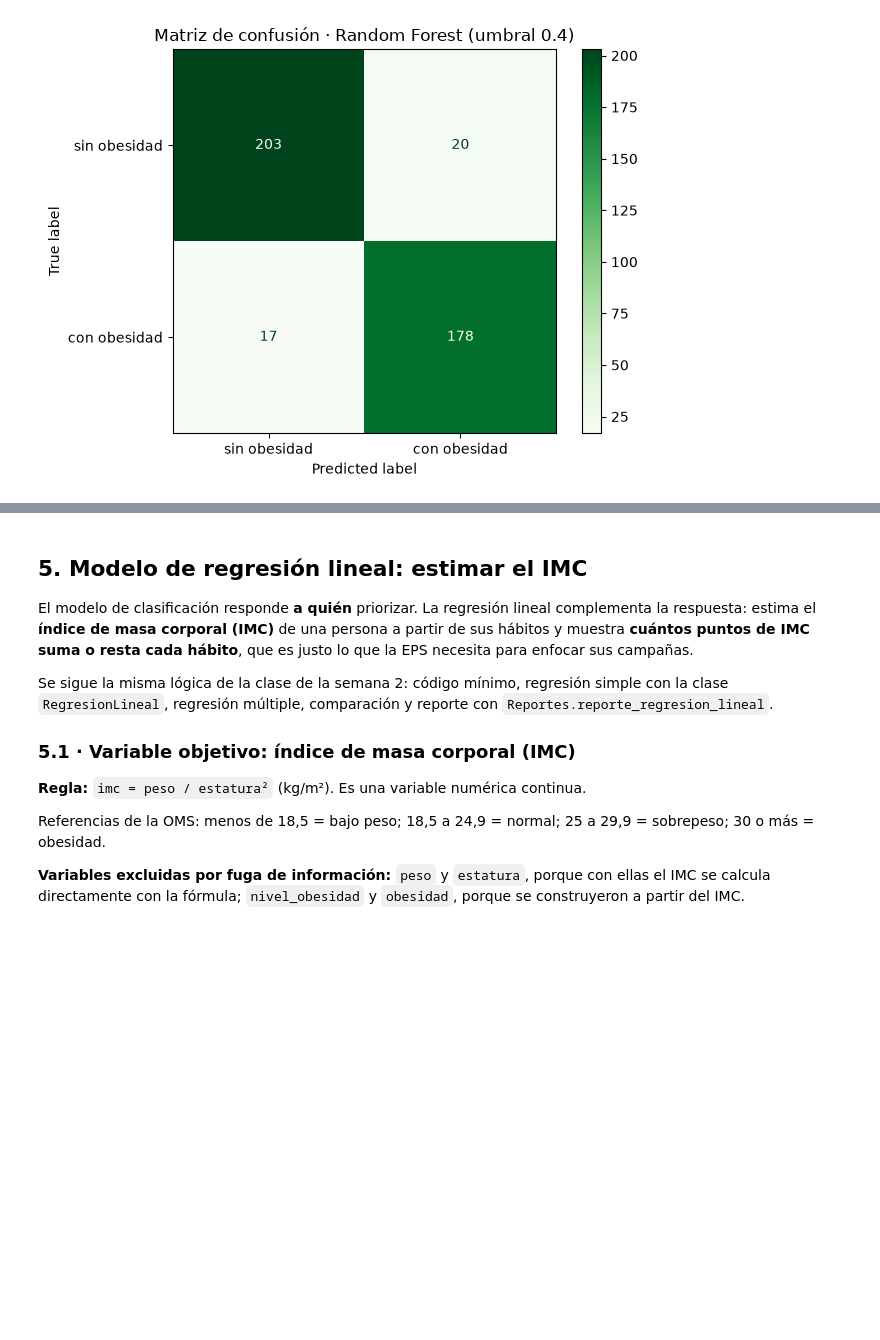
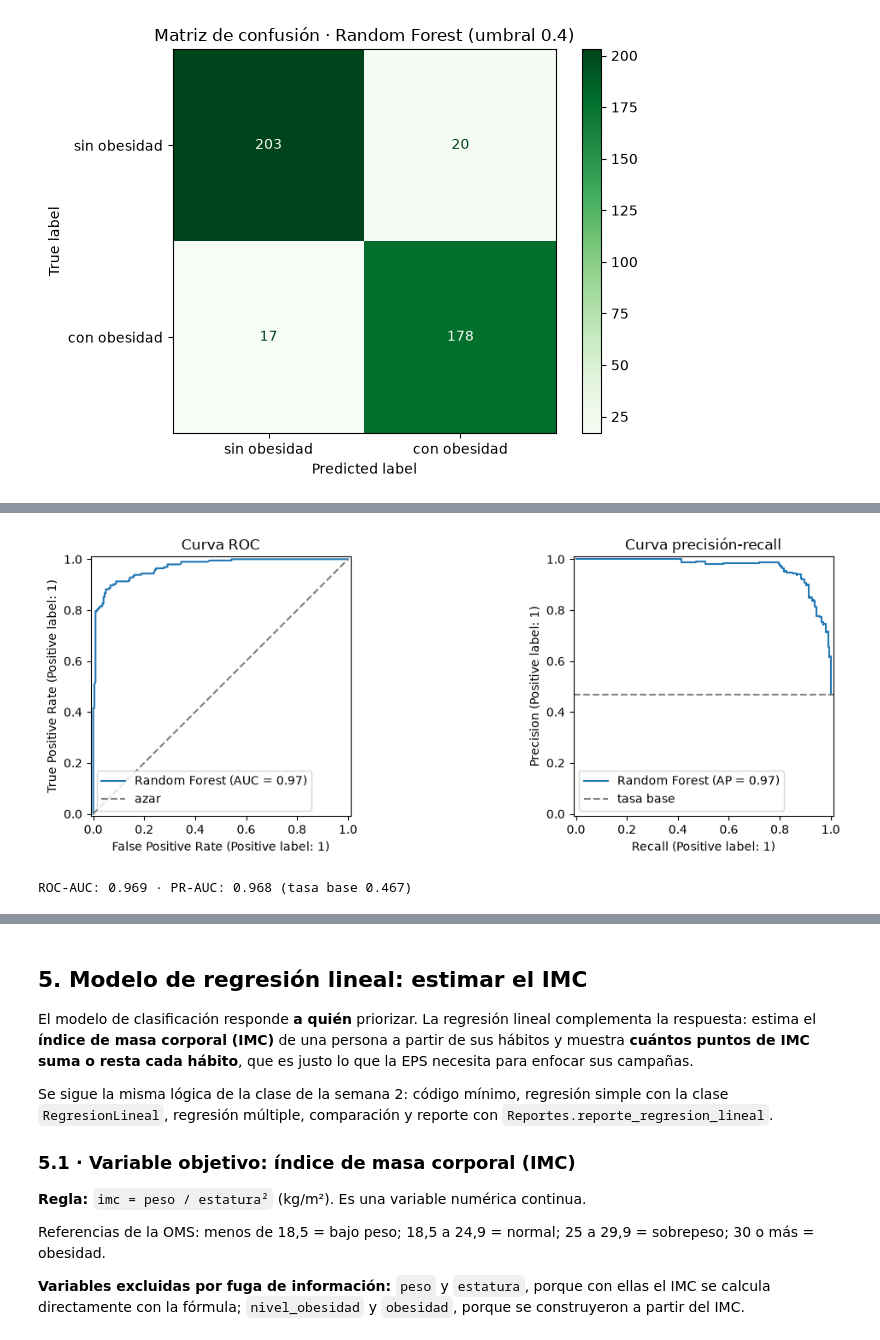
Before and after one commit to Mayerly3suarez/ML_2026Q4, a Jupyter notebook: src/Actividades_Evaluativas/EA3_modelo.ipynb, the cells around one changed output, grey strips where cells are left out. Cells and saved outputs as stored; diff of their text form; code cells hidden in the pictures; blank space fills up the shorter version.

```diff
--- a/src/Actividades_Evaluativas/EA3_modelo.ipynb
+++ b/src/Actividades_Evaluativas/EA3_modelo.ipynb
@@ -708,0 +796,23 @@ real 1      17     178
+# %%
+from sklearn.metrics import PrecisionRecallDisplay, RocCurveDisplay, average_precision_score, roc_auc_score
+
+ROC_AUC = roc_auc_score(bosque.y_test, p_obesidad)
+PR_AUC = average_precision_score(bosque.y_test, p_obesidad)
+TASA_BASE = float(bosque.y_test.mean())
+
+fig, ejes = plt.subplots(1, 2, figsize=(12, 4))
+RocCurveDisplay.from_predictions(bosque.y_test, p_obesidad, ax=ejes[0], name="Random Forest")
+ejes[0].plot([0, 1], [0, 1], "--", color="gray", label="azar")
+ejes[0].legend()
+ejes[0].set_title("Curva ROC")
+PrecisionRecallDisplay.from_predictions(bosque.y_test, p_obesidad, ax=ejes[1], name="Random Forest")
+ejes[1].axhline(TASA_BASE, ls="--", color="gray", label="tasa base")
+ejes[1].legend()
+ejes[1].set_title("Curva precisión-recall")
+plt.tight_layout()
+plt.savefig("graficas/EA3_roc_pr.png", dpi=120)
+plt.show()
+print(f"ROC-AUC: {ROC_AUC:.3f} · PR-AUC: {PR_AUC:.3f} (tasa base {TASA_BASE:.3f})")
+# %% [output]
+[figure, added]
+ROC-AUC: 0.969 · PR-AUC: 0.968 (tasa base 0.467)
```
Also changed, not shown: parts of 18 cells of this notebook.
